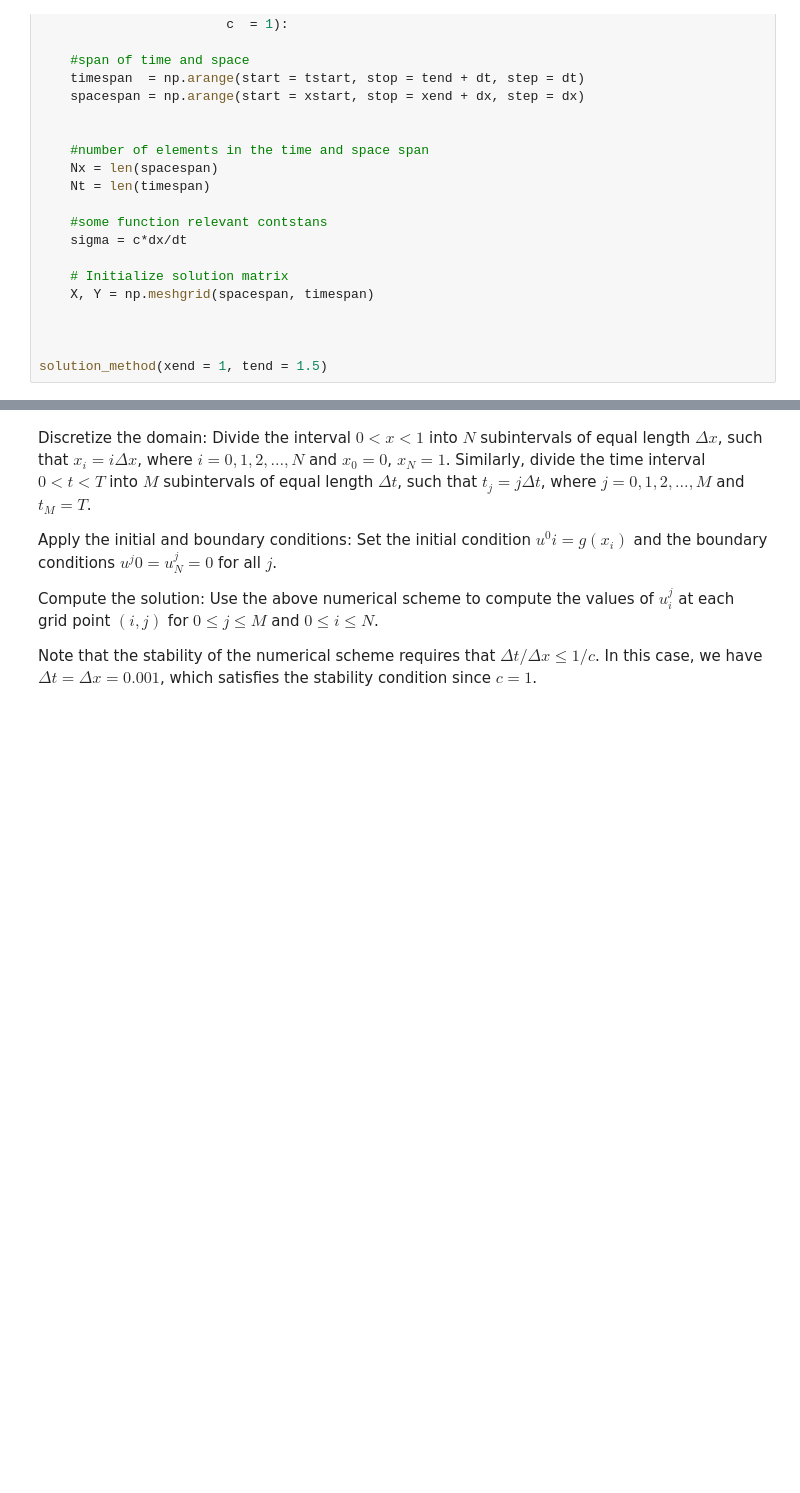
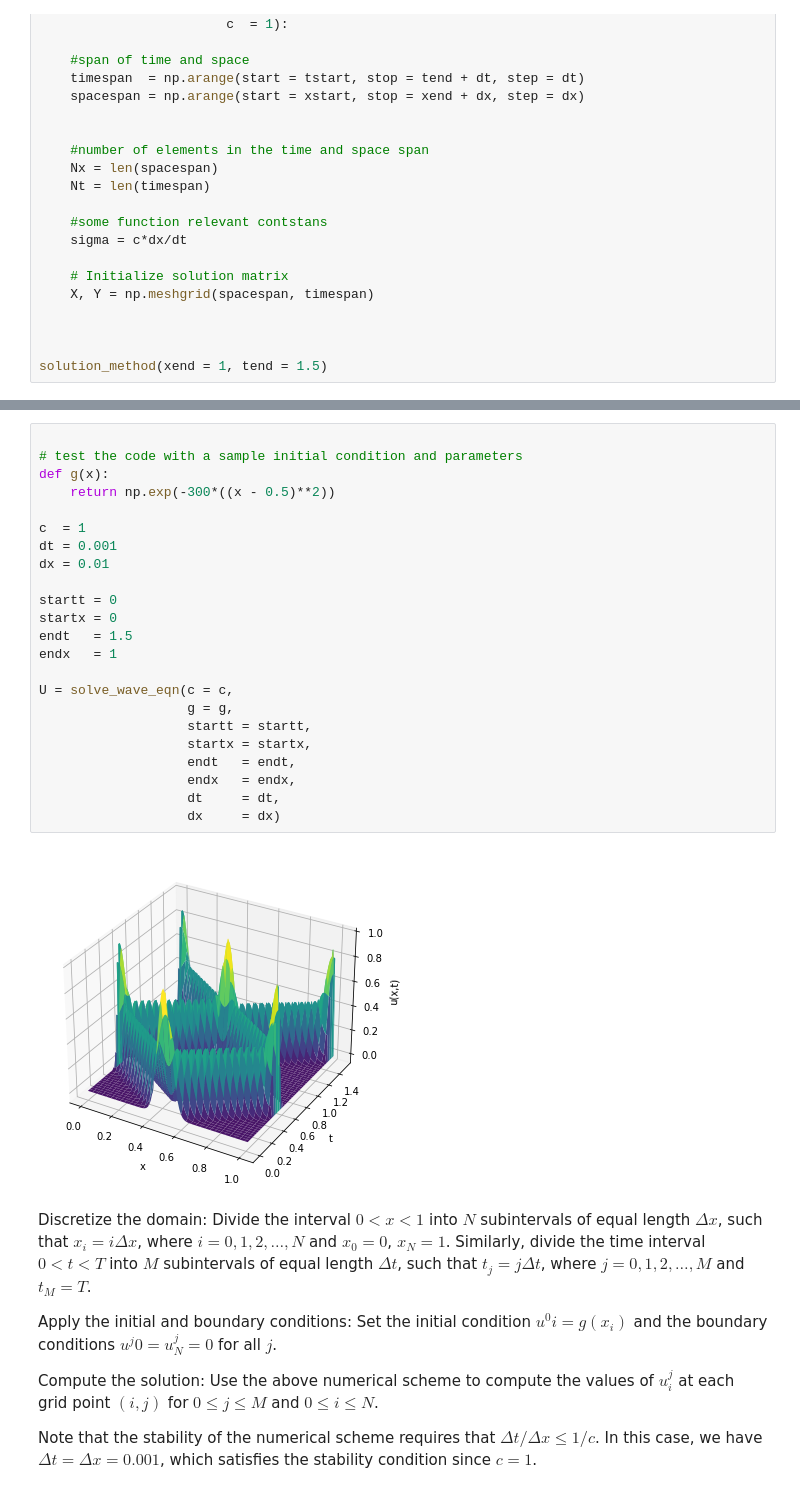
Before and after one commit to DaveAlsina/7timoSemestre, a Jupyter notebook: msd2/codes/Untitled.ipynb, the cells around one changed output, grey strips where cells are left out. Cells and saved outputs as stored; diff of their text form; blank space fills up the shorter version.

```diff
--- a/msd2/codes/Untitled.ipynb
+++ b/msd2/codes/Untitled.ipynb
@@ -148,3 +127,28 @@ IndexError: index 1002 is out of bounds for axis 1 with size 1002
+# %%
+
+# test the code with a sample initial condition and parameters
+def g(x):
+    return np.exp(-300*((x - 0.5)**2))
+
+c  = 1
+dt = 0.001
+dx = 0.01
+
+startt = 0
+startx = 0
+endt   = 1.5
+endx   = 1
+
+U = solve_wave_eqn(c = c,
+                   g = g,
+                   startt = startt,
+                   startx = startx,
+                   endt   = endt,
+                   endx   = endx,
+                   dt     = dt,
+                   dx     = dx)
+# %% [output]
+[figure, added]
 # %% [markdown]
 Discretize the domain: Divide the interval $0<x<1$ into $N$ subintervals of equal length $\Delta x$, such that $x_i = i \Delta x$, where $i = 0,1,2,\ldots,N$ and $x_0 = 0$, $x_N = 1$. Similarly, divide the time interval $0<t<T$ into $M$ subintervals of equal length $\Delta t$, such that $t_j = j \Delta t$, where $j = 0,1,2,\ldots,M$ and $t_M = T$.
 
```
Also changed, not shown: parts of 3 cells of this notebook.
